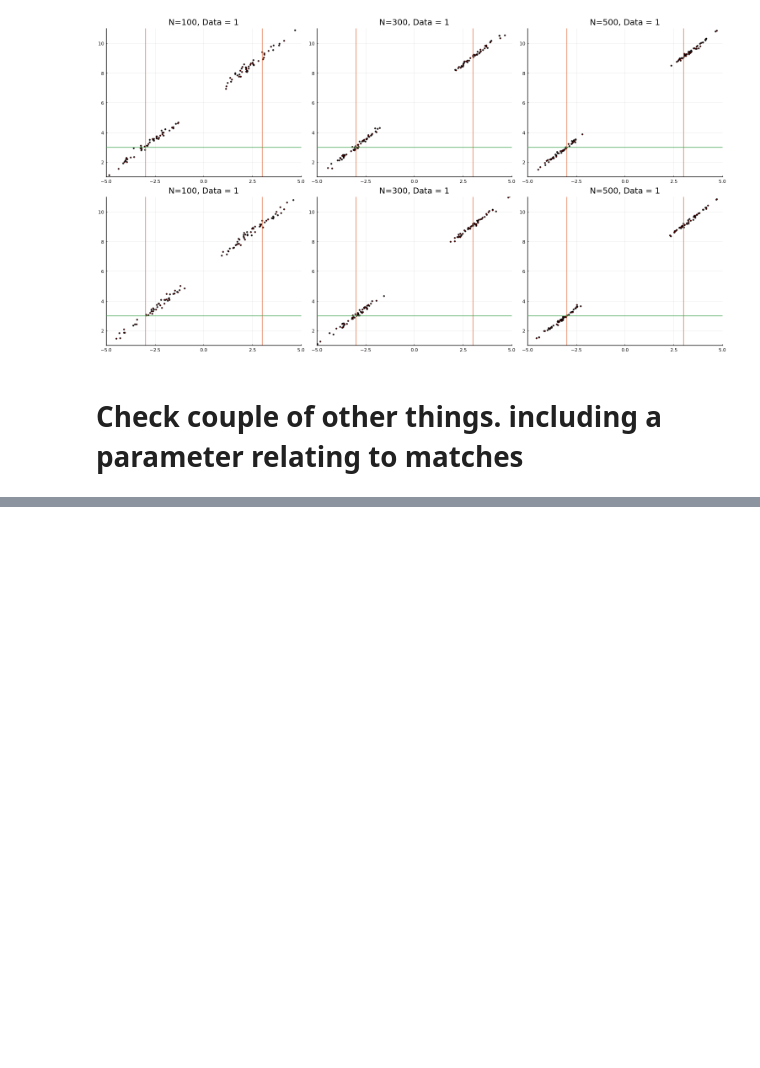
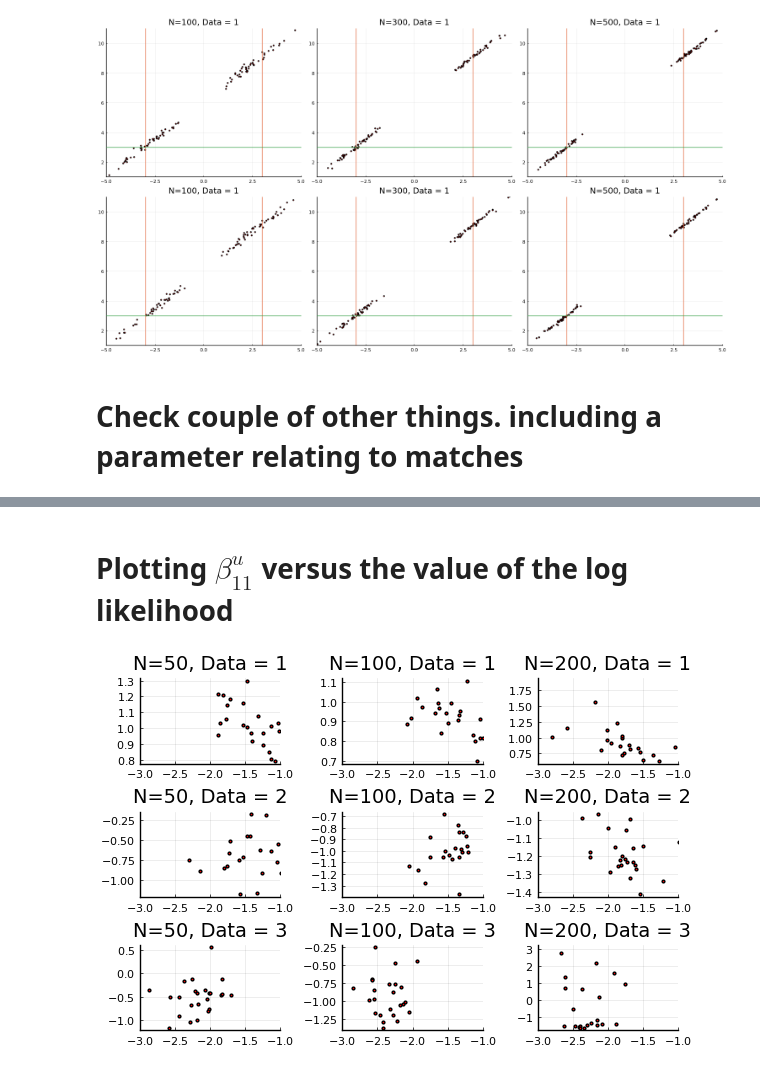
Before and after one commit to amirkp/NPSML-Estimator-Price-Data, a Jupyter notebook: Price Estimation April 2022/NOTS/output/nb 2022 07 14.ipynb, the cells around one changed output, grey strips where cells are left out. Cells and saved outputs as stored; diff of their text form; code cells hidden in the pictures; blank space fills up the shorter version.

```diff
--- a/Price Estimation April 2022/NOTS/output/nb 2022 07 14.ipynb
+++ b/Price Estimation April 2022/NOTS/output/nb 2022 07 14.ipynb
@@ -276,3 +276,7 @@ plot(p_vec[1], p_vec[2], p_vec[3],p_vec[4], p_vec[5], p_vec[6], layout= (2,3), x
 # %% [markdown]
 
 # Check couple of other things. including a parameter relating to matches
+# %%
+path="/Users/amir/github/NPSML-Estimator-Price-Data/Price Estimation April 2022/LogNormal Dist/limited_data_3p//est_100_sim_50_dmode_3_bw_1.0.bson"
+res=BSON.load(path)
+est= reduce(vcat,res["beta_hat"])
@@ -278,0 +301,45 @@ plot(p_vec[1], p_vec[2], p_vec[3],p_vec[4], p_vec[5], p_vec[6], layout= (2,3), x
+# %%
+
+function fetch_res3p(path)
+    res=BSON.load(path)
+    est= reduce(vcat,res["beta_hat"])
+    best_est = DataFrame(est, ["b11u","b33d", "eqsel", "fit"]);
+    return best_est
+end
+
+D=3
+p_vec = []
+for BW = 1.:5:1.
+    for N in [50, 100, 200]
+        path="/Users/amir/github/NPSML-Estimator-Price-Data/Price Estimation April 2022/LogNormal Dist/limited_data_3p//est_$(N)_sim_50_dmode_$(D)_bw_$(BW).bson"
+        pl= scatter(fetch_res3p(path)[:,3],fetch_res3p(path)[:,4], markersize =2,legends=false,color=:red, title="N=$(N), Data = $(D)" )
+    #     S=50
+    #     path="/Users/amir/out/rest-2p/est_$(N)_sim_$(S)_9-10.bson"
+    #     pl = scatter!(fetch_res(N,S,path)[:,1],fetch_res(N,S,path)[:,2], markersize =3,legends=false,color=:yellow )
+#         vline!([-2.5])
+#         hline!([-3])
+        push!(p_vec,pl )
+    end
+end
+# %% [markdown]
+# Plotting $\beta_{11}^u$ versus the value of the log likelihood
+# %%
+
+p_vec = []
+for D = 1:1:3
+    for N in [50, 100, 200]
+        path="/Users/amir/github/NPSML-Estimator-Price-Data/Price Estimation April 2022/LogNormal Dist/limited_data_3p/est_$(N)_sim_50_dmode_$(D)_bw_$(BW).bson"
+        pl= scatter(fetch_res3p(path)[:,1],fetch_res3p(path)[:,4], markersize =2,legends=false,color=:red, title="N=$(N), Data = $(D)" )
+    #     S=50
+    #     path="/Users/amir/out/rest-2p/est_$(N)_sim_$(S)_9-10.bson"
+    #     pl = scatter!(fetch_res(N,S,path)[:,1],fetch_res(N,S,path)[:,2], markersize =3,legends=false,color=:yellow )
+#         vline!([-2.5])
+#         hline!([-3])
+        push!(p_vec,pl )
+    end
+end
+
+plot(p_vec[1], p_vec[2], p_vec[3],p_vec[4], p_vec[5], p_vec[6],p_vec[7], p_vec[8], p_vec[9] , xlims = (-3,-1), layout= (3,3))
+# , xlims = (-5,5), ylims = (1,11),size = (1500,800))
+# %% [output]
+[figure, added]
```
Also changed, not shown: parts of 10 cells of this notebook, 5 other files.
